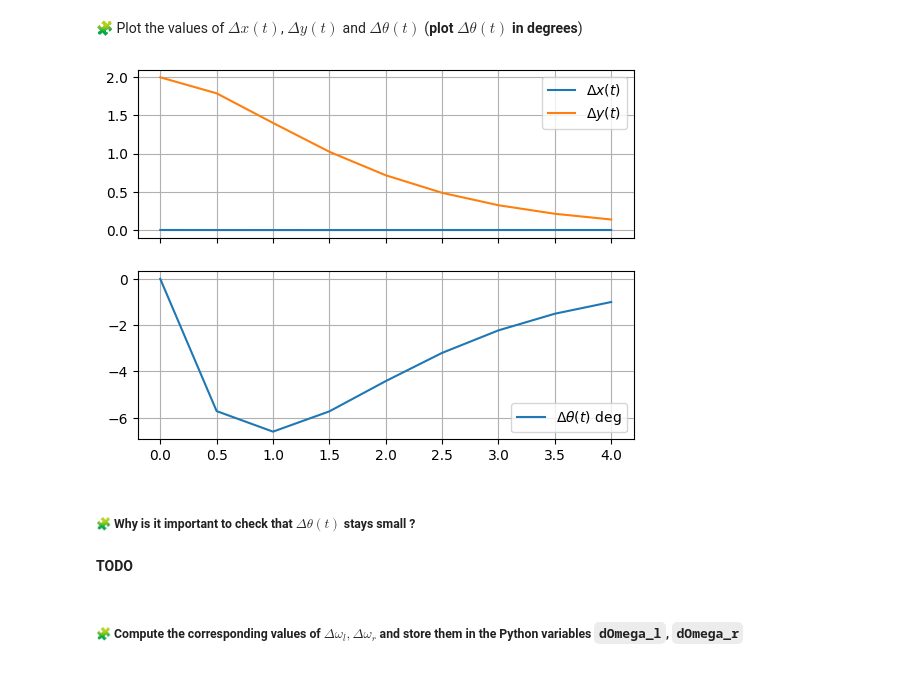
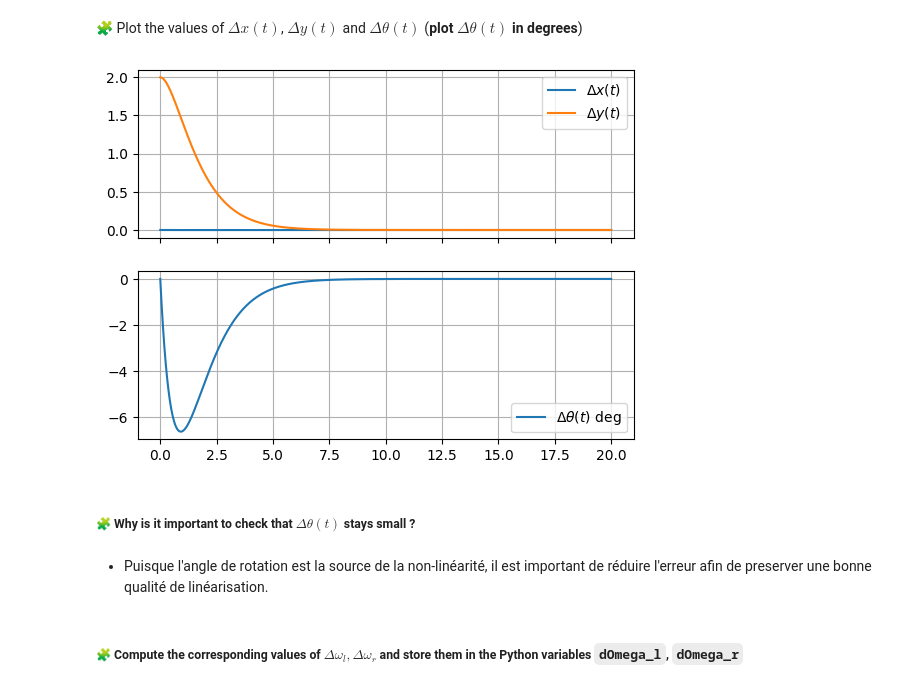
Before and after one commit to yooseeph/control-engineering-with-python-project-2023-2024, a Jupyter notebook: Project-part-2.ipynb, the cells around one changed output. Cells and saved outputs as stored; diff of their text form; code cells hidden in the pictures.

```diff
--- a/Project-part-2.ipynb
+++ b/Project-part-2.ipynb
@@ -568,28 +577,28 @@ solution = solve_ivp( fun=lin_fun,   t_span=[0, 20],  y0=[0, 2, 0],  rtol=1e-6,
 # %% [markdown]
 🧩 Plot the values of $\Delta x(t)$, $\Delta y(t)$ and $\Delta\theta(t)$ (**plot $\Delta\theta(t)$ in degrees**)
 # %%
-passt = linspace(0.0,20, 1000)
+t = linspace(0.0,20, 1000)
 dx, dy, dtheta = solution["sol"](t)
 
 fig, (ax1, ax2) = subplots(2, 1, sharex=True)
 
 
 ax1.grid(True)
 ax1.plot(t, dx, label="$\Delta x(t)$")
 ax1.plot(t, dy, label="$\Delta y(t)$")
 ax1.legend()
 
 ax2.grid(True)
 ax2.plot(t, dtheta*180/pi, label=r"$\Delta\theta(t)$ deg")
 ax2.legend()
 
 
 show()
 # %% [output]
-[figure, old version]
+[figure, new version]
 # %% [markdown]
 ##### 🧩 Why is it important to check that $\Delta\theta(t)$ stays small ?
-# %% [markdown]
-**TODO**
+# %% [markdown]
+* Puisque l'angle de rotation est la source de la non-linéarité, il est important de réduire l'erreur afin de preserver une bonne qualité de linéarisation.
 # %% [markdown]
 ##### 🧩 Compute the corresponding values of $\Delta\omega_l,\Delta\omega_r$ and store them in the Python variables `dOmega_l`, `dOmega_r`
```
Also changed, not shown: parts of 6 cells of this notebook.
